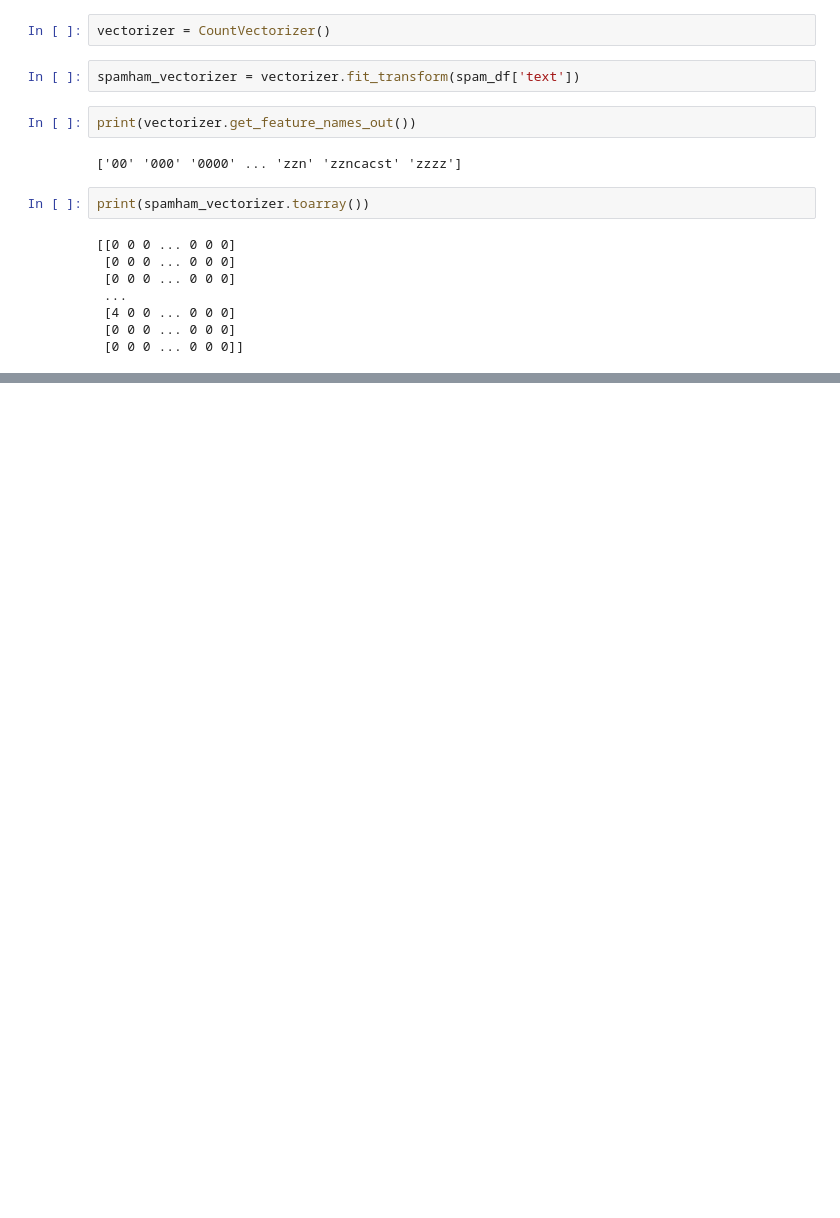
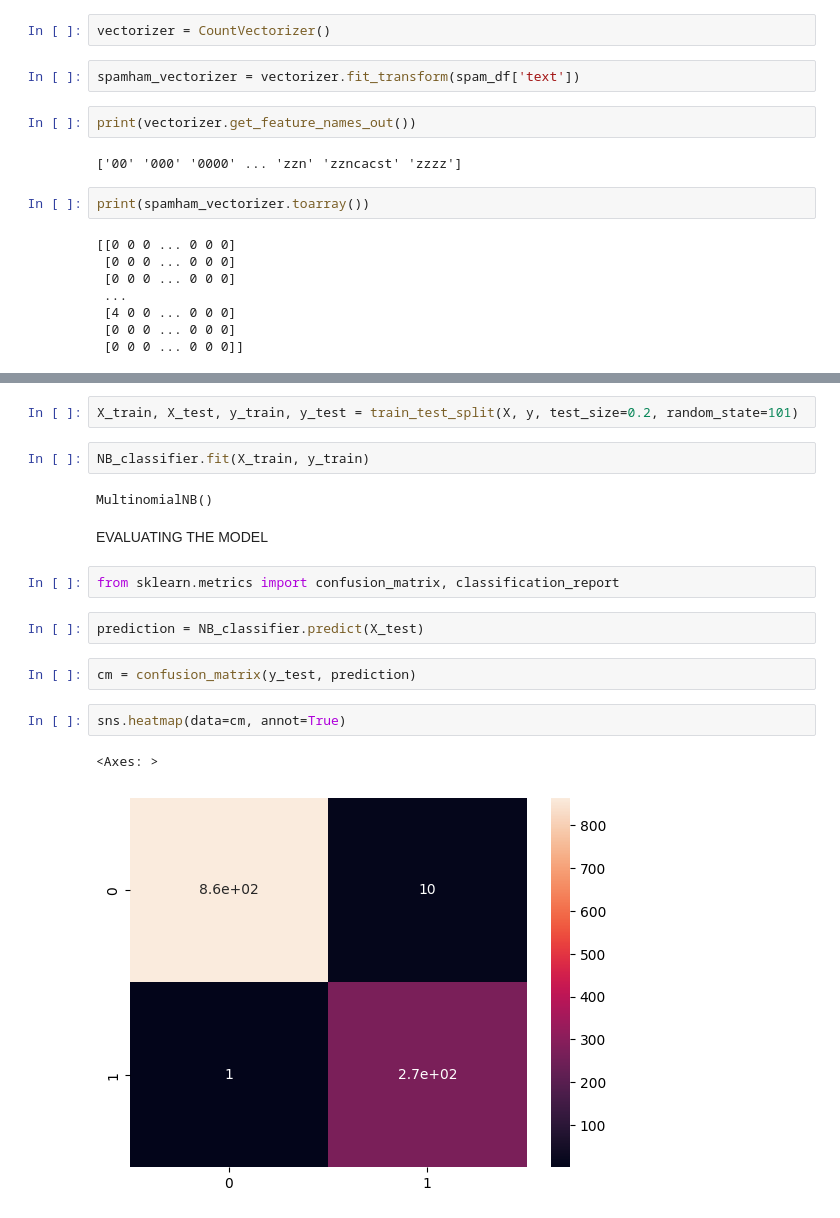
Before and after one commit to Bokuto14/Machine-Learning-Data-Science, a Jupyter notebook: NLP-Projects/Project1-spam-ham/NLP project 1- ham or spam.ipynb, the cells around one changed output, grey strips where cells are left out. Saved outputs shown, nothing was run; the diff lists cells and outputs as text; blank space fills up the shorter version.

```diff
--- a/NLP-Projects/Project1-spam-ham/NLP project 1- ham or spam.ipynb
+++ b/NLP-Projects/Project1-spam-ham/NLP project 1- ham or spam.ipynb
@@ -89,0 +105,19 @@ print(spamham_vectorizer.toarray())
+# %%
+X_train, X_test, y_train, y_test = train_test_split(X, y, test_size=0.2, random_state=101)
+# %%
+NB_classifier.fit(X_train, y_train)
+# %% [output]
+MultinomialNB()
+# %% [markdown]
+EVALUATING THE MODEL
+# %%
+from sklearn.metrics import confusion_matrix, classification_report
+# %%
+prediction = NB_classifier.predict(X_test)
+# %%
+cm = confusion_matrix(y_test, prediction)
+# %%
+sns.heatmap(data=cm, annot=True)
+# %% [output]
+<Axes: >
+[figure, added]
```
Also changed, not shown: parts of 7 cells of this notebook.
